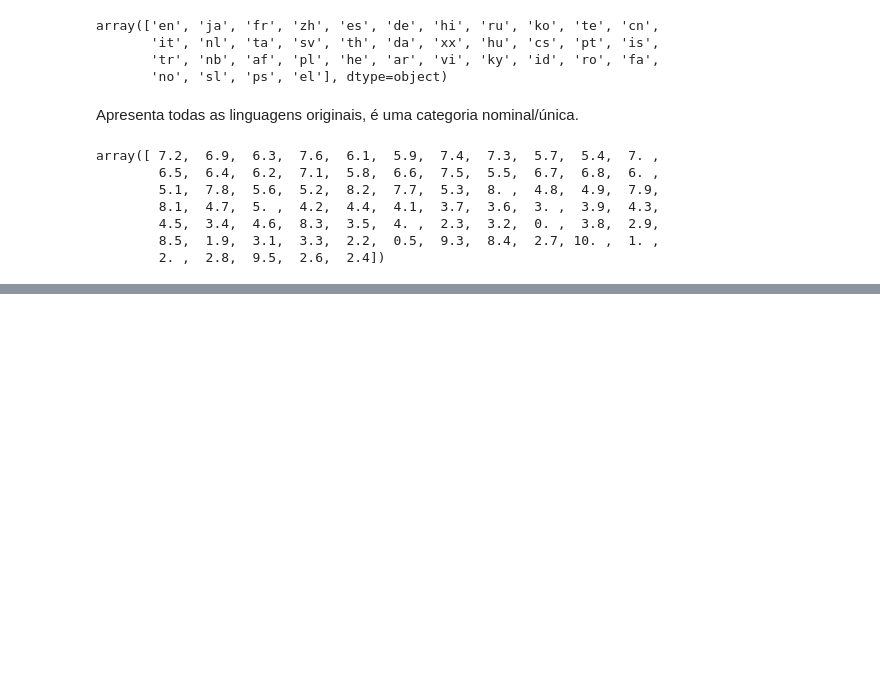
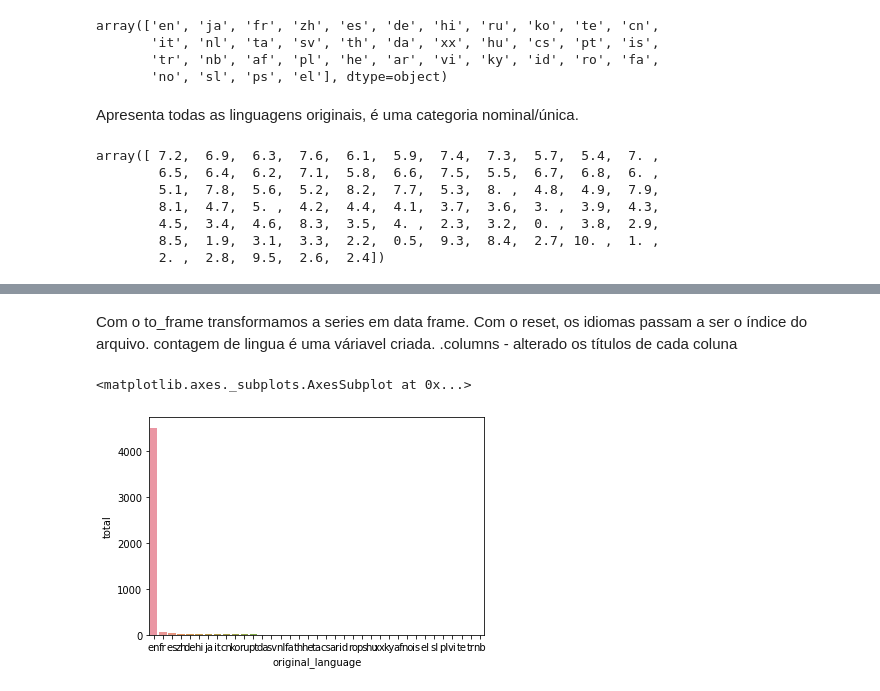
Before and after one commit to KerliS9/Cientista-de-dados, a Jupyter notebook: Introdução_à_Data_Science.ipynb, the cells around one changed output, grey strips where cells are left out. Drawn from its saved outputs; the diff is of its cells as text; code cells hidden in the pictures; blank space fills up the shorter version.

```diff
--- a/Introdução_à_Data_Science.ipynb
+++ b/Introdução_à_Data_Science.ipynb
@@ -288,0 +339,4 @@ array([ 7.2,  6.9,  6.3,  7.6,  6.1,  5.9,  7.4,  7.3,  5.7,  5.4,  7. ,
+# %%
+contagem_de_lingua = tmdb["original_language"].value_counts().to_frame().reset_index()
+contagem_de_lingua.columns = ["original_language", "total"]
+contagem_de_lingua.head()
@@ -288,0 +350,9 @@ array([ 7.2,  6.9,  6.3,  7.6,  6.1,  5.9,  7.4,  7.3,  5.7,  5.4,  7. ,
+# %% [markdown]
+Com o to_frame transformamos a series em data frame. Com o reset, os idiomas passam a ser o índice do arquivo.
+contagem de lingua é uma váriavel criada.
+.columns - alterado os títulos de cada coluna
+# %%
+sns.barplot(x="original_language", y="total", data = contagem_de_lingua)
+# %% [output]
+<matplotlib.axes._subplots.AxesSubplot at 0x...>
+[figure, added]
```
Also changed, not shown: parts of 21 cells of this notebook.
